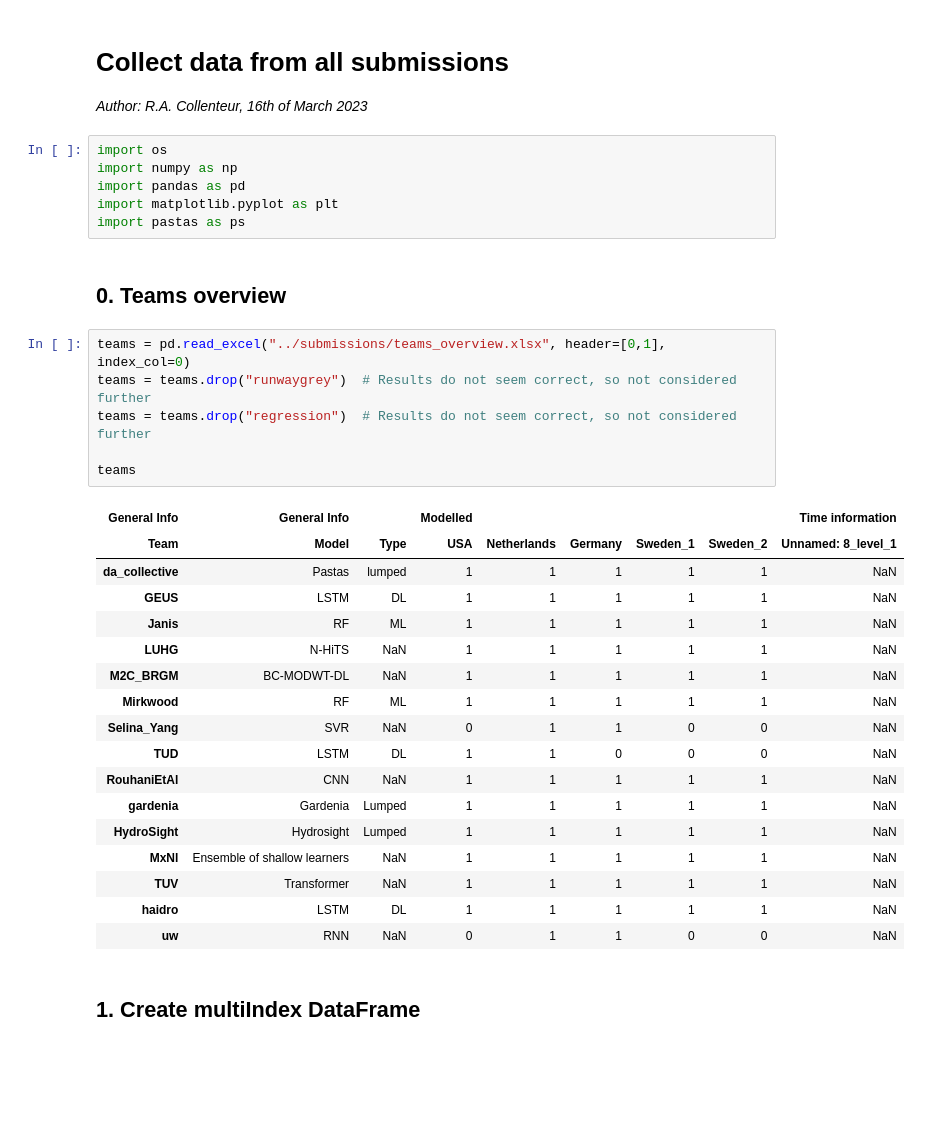
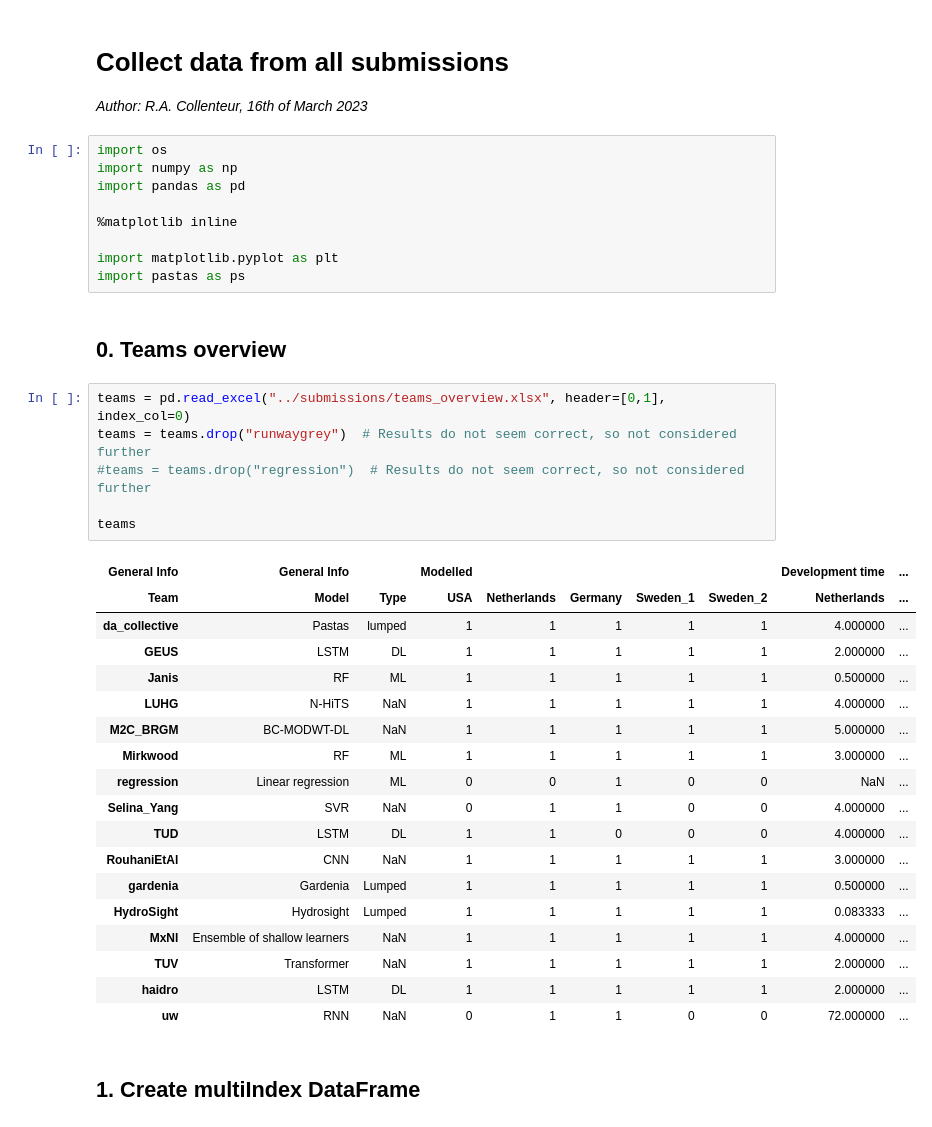
Before and after one commit to gwmodeling/challenge, a Jupyter notebook: scripts/collect_data.ipynb, the cells around one changed output. Saved outputs shown, nothing was run; the diff lists cells and outputs as text; blank space fills up the shorter version.

Commit message:
update teams info and collect data

```diff
--- a/scripts/collect_data.ipynb
+++ b/scripts/collect_data.ipynb
@@ -6,6 +6,9 @@
 import os
 import numpy as np
 import pandas as pd
+
+%matplotlib inline
+
 import matplotlib.pyplot as plt
 import pastas as ps
 # %% [markdown]
@@ -13,27 +16,28 @@ import pastas as ps
 # %%
 teams = pd.read_excel("../submissions/teams_overview.xlsx", header=[0,1], index_col=0)
 teams = teams.drop("runwaygrey")  # Results do not seem correct, so not considered further
-teams = teams.drop("regression")  # Results do not seem correct, so not considered further
+#teams = teams.drop("regression")  # Results do not seem correct, so not considered further
 
 teams
 # %% [output]
-| General Info | General Info |  | Modelled |  |  |  |  | Time information |
-| Team | Model | Type | USA | Netherlands | Germany | Sweden_1 | Sweden_2 | Unnamed: 8_level_1 |
-| da_collective | Pastas | lumped | 1 | 1 | 1 | 1 | 1 | NaN |
-| GEUS | LSTM | DL | 1 | 1 | 1 | 1 | 1 | NaN |
-| Janis | RF | ML | 1 | 1 | 1 | 1 | 1 | NaN |
-| LUHG | N-HiTS | NaN | 1 | 1 | 1 | 1 | 1 | NaN |
-| M2C_BRGM | BC-MODWT-DL | NaN | 1 | 1 | 1 | 1 | 1 | NaN |
-| Mirkwood | RF | ML | 1 | 1 | 1 | 1 | 1 | NaN |
-| Selina_Yang | SVR | NaN | 0 | 1 | 1 | 0 | 0 | NaN |
-| TUD | LSTM | DL | 1 | 1 | 0 | 0 | 0 | NaN |
-| RouhaniEtAl | CNN | NaN | 1 | 1 | 1 | 1 | 1 | NaN |
-| gardenia | Gardenia | Lumped | 1 | 1 | 1 | 1 | 1 | NaN |
-| HydroSight | Hydrosight | Lumped | 1 | 1 | 1 | 1 | 1 | NaN |
-| MxNl | Ensemble of shallow learners | NaN | 1 | 1 | 1 | 1 | 1 | NaN |
-| TUV | Transformer | NaN | 1 | 1 | 1 | 1 | 1 | NaN |
-| haidro | LSTM | DL | 1 | 1 | 1 | 1 | 1 | NaN |
-| uw | RNN | NaN | 0 | 1 | 1 | 0 | 0 | NaN |
+| General Info | General Info |  | Modelled |  |  |  |  | Development time | ... |
+| Team | Model | Type | USA | Netherlands | Germany | Sweden_1 | Sweden_2 | Netherlands | ... |
+| da_collective | Pastas | lumped | 1 | 1 | 1 | 1 | 1 | 4.000000 | ... |
+| GEUS | LSTM | DL | 1 | 1 | 1 | 1 | 1 | 2.000000 | ... |
+| Janis | RF | ML | 1 | 1 | 1 | 1 | 1 | 0.500000 | ... |
+| LUHG | N-HiTS | NaN | 1 | 1 | 1 | 1 | 1 | 4.000000 | ... |
+| M2C_BRGM | BC-MODWT-DL | NaN | 1 | 1 | 1 | 1 | 1 | 5.000000 | ... |
+| Mirkwood | RF | ML | 1 | 1 | 1 | 1 | 1 | 3.000000 | ... |
+| regression | Linear regression | ML | 0 | 0 | 1 | 0 | 0 | NaN | ... |
+| Selina_Yang | SVR | NaN | 0 | 1 | 1 | 0 | 0 | 4.000000 | ... |
+| TUD | LSTM | DL | 1 | 1 | 0 | 0 | 0 | 4.000000 | ... |
+| RouhaniEtAl | CNN | NaN | 1 | 1 | 1 | 1 | 1 | 3.000000 | ... |
+| gardenia | Gardenia | Lumped | 1 | 1 | 1 | 1 | 1 | 0.500000 | ... |
+| HydroSight | Hydrosight | Lumped | 1 | 1 | 1 | 1 | 1 | 0.083333 | ... |
+| MxNl | Ensemble of shallow learners | NaN | 1 | 1 | 1 | 1 | 1 | 4.000000 | ... |
+| TUV | Transformer | NaN | 1 | 1 | 1 | 1 | 1 | 2.000000 | ... |
+| haidro | LSTM | DL | 1 | 1 | 1 | 1 | 1 | 2.000000 | ... |
+| uw | RNN | NaN | 0 | 1 | 1 | 0 | 0 | 72.000000 | ... |
 # %% [markdown]
 ## 1. Create multiIndex DataFrame
 # %%
```
Also changed, not shown: parts of 3 cells of this notebook, 2 other files.
